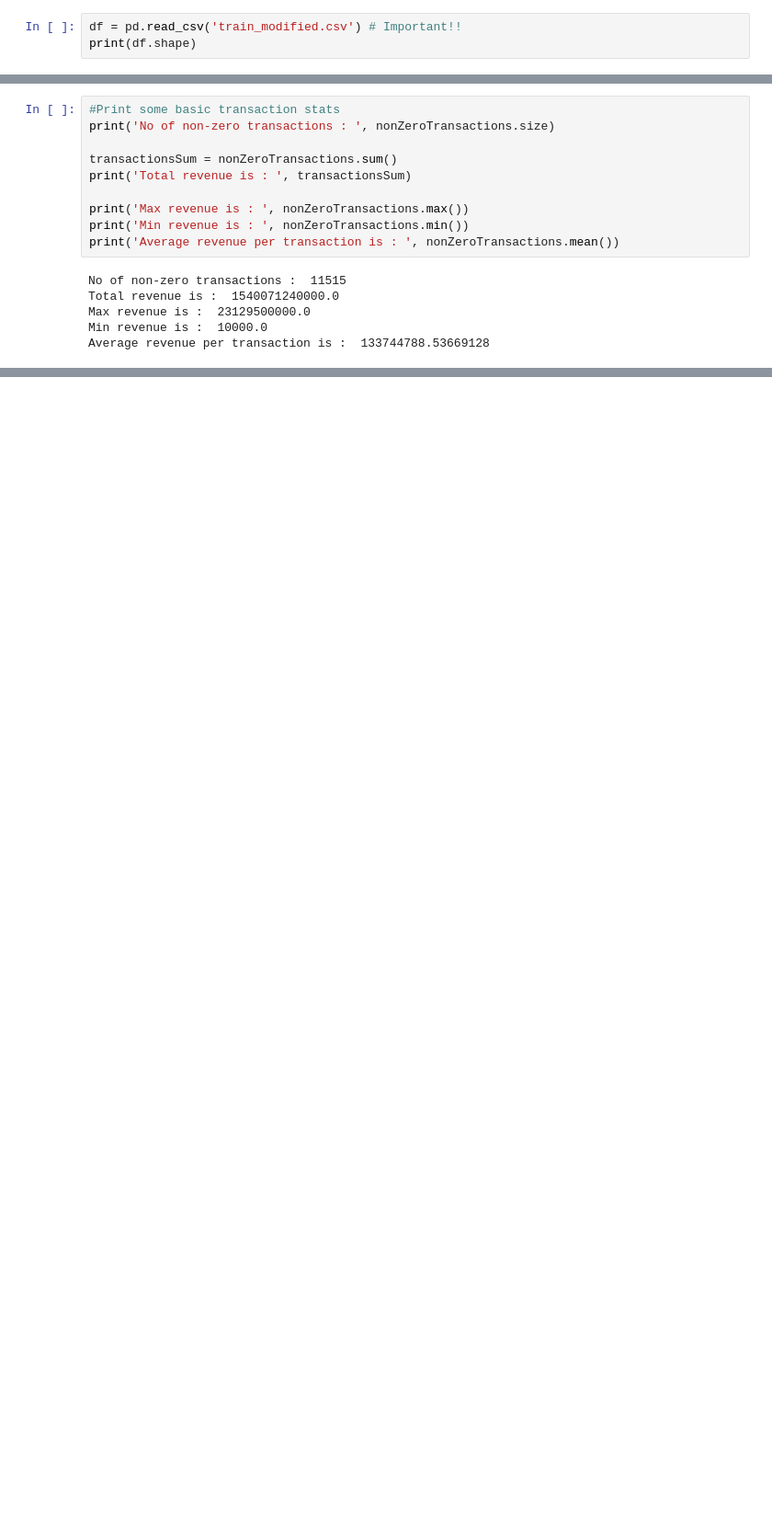
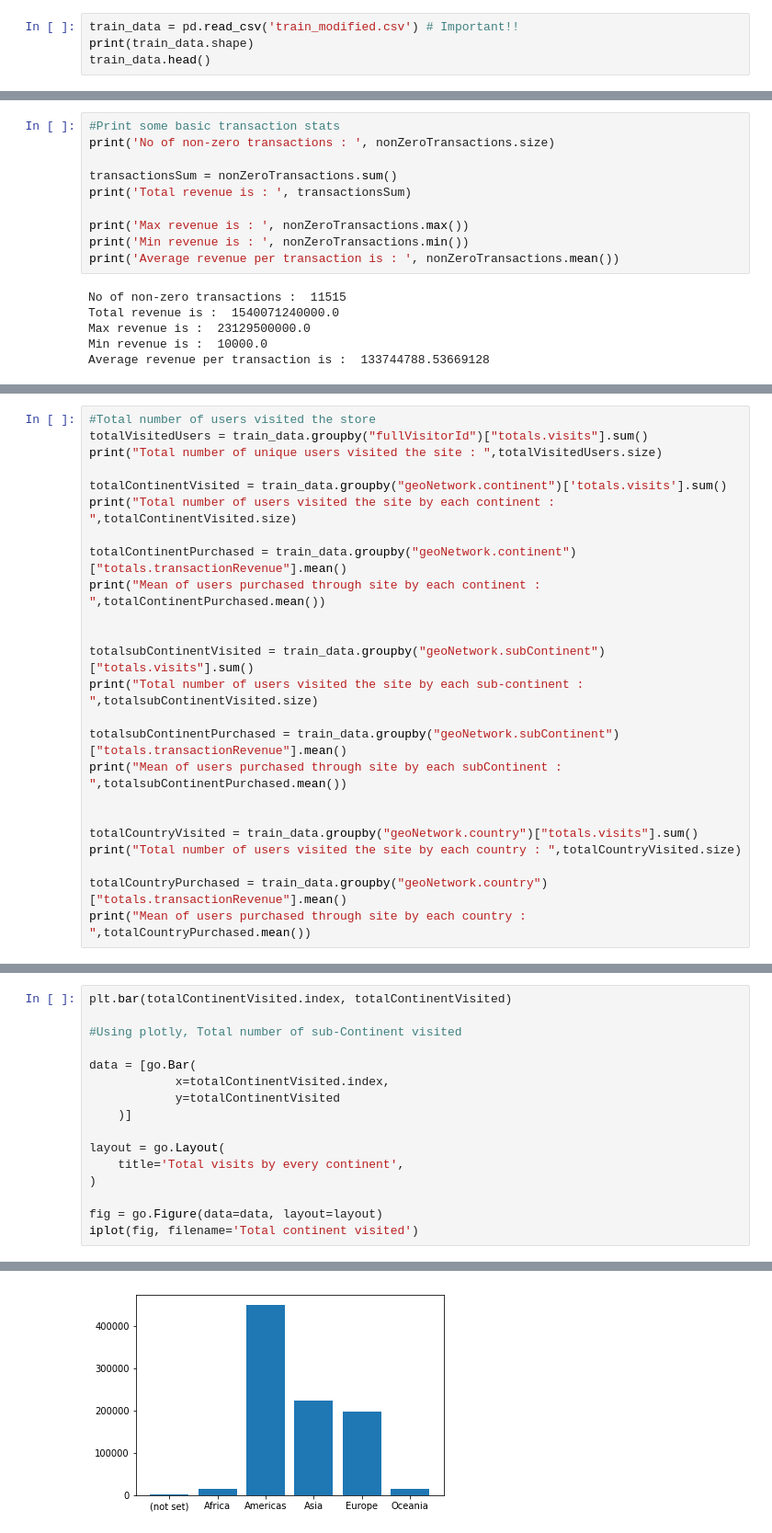
Before and after one commit to nauman-tintash/GStore-DataAnalysis, a Jupyter notebook: ExploratoryAnalysis.ipynb, the cells around one changed output, grey strips where cells are left out. Shown at 92% size. Cells and saved outputs as stored; diff of their text form; blank space fills up the shorter version.

Commit message:
Plots added for visualization purpose

```diff
--- a/ExploratoryAnalysis.ipynb
+++ b/ExploratoryAnalysis.ipynb
@@ -3,5 +14,6 @@ import pandas as pd
 # %%
-df = pd.read_csv('train_modified.csv') # Important!!
-print(df.shape)
+train_data = pd.read_csv('train_modified.csv') # Important!!
+print(train_data.shape)
+train_data.head()
 # %% [output]
 (903653, 56)
@@ -95,3 +114,27 @@ No of unique users :  723803
 No of paying users :  10114
 Ave. revenue per paying user :  152271231.95570496
 Percentage of users that pay :  0.013973415418283704
+# %%
+#Total number of users visited the store
+totalVisitedUsers = train_data.groupby("fullVisitorId")["totals.visits"].sum()
+print("Total number of unique users visited the site : ",totalVisitedUsers.size)
+
+totalContinentVisited = train_data.groupby("geoNetwork.continent")['totals.visits'].sum()
+print("Total number of users visited the site by each continent : ",totalContinentVisited.size)
+
+totalContinentPurchased = train_data.groupby("geoNetwork.continent")["totals.transactionRevenue"].mean()
+print("Mean of users purchased through site by each continent : ",totalContinentPurchased.mean())
+
+
+totalsubContinentVisited = train_data.groupby("geoNetwork.subContinent")["totals.visits"].sum()
+print("Total number of users visited the site by each sub-continent : ",totalsubContinentVisited.size)
+
+totalsubContinentPurchased = train_data.groupby("geoNetwork.subContinent")["totals.transactionRevenue"].mean()
+print("Mean of users purchased through site by each subContinent : ",totalsubContinentPurchased.mean())
+
+
+totalCountryVisited = train_data.groupby("geoNetwork.country")["totals.visits"].sum()
+print("Total number of users visited the site by each country : ",totalCountryVisited.size)
+
+totalCountryPurchased = train_data.groupby("geoNetwork.country")["totals.transactionRevenue"].mean()
+print("Mean of users purchased through site by each country : ",totalCountryPurchased.mean())
@@ -97,0 +262,17 @@ Percentage of users that pay :  0.013973415418283704
+# %%
+plt.bar(totalContinentVisited.index, totalContinentVisited)
+
+#Using plotly, Total number of sub-Continent visited
+
+data = [go.Bar(
+            x=totalContinentVisited.index,
+            y=totalContinentVisited
+    )]
+
+layout = go.Layout(
+    title='Total visits by every continent',
+)
+
+fig = go.Figure(data=data, layout=layout)
+iplot(fig, filename='Total continent visited')
+# %% [output]
@@ -97,0 +280 @@ Percentage of users that pay :  0.013973415418283704
+[figure, added]
```
Also changed, not shown: parts of 25 cells of this notebook.
